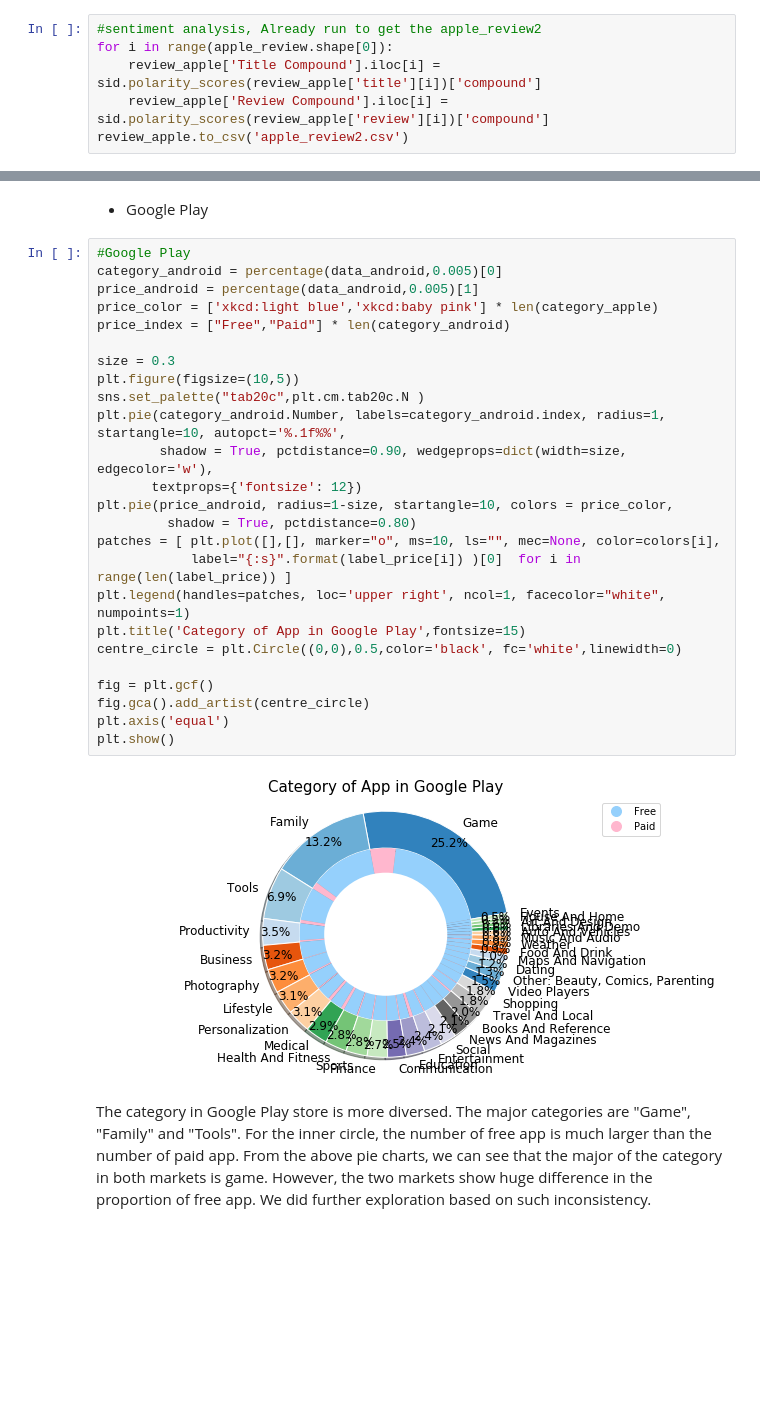
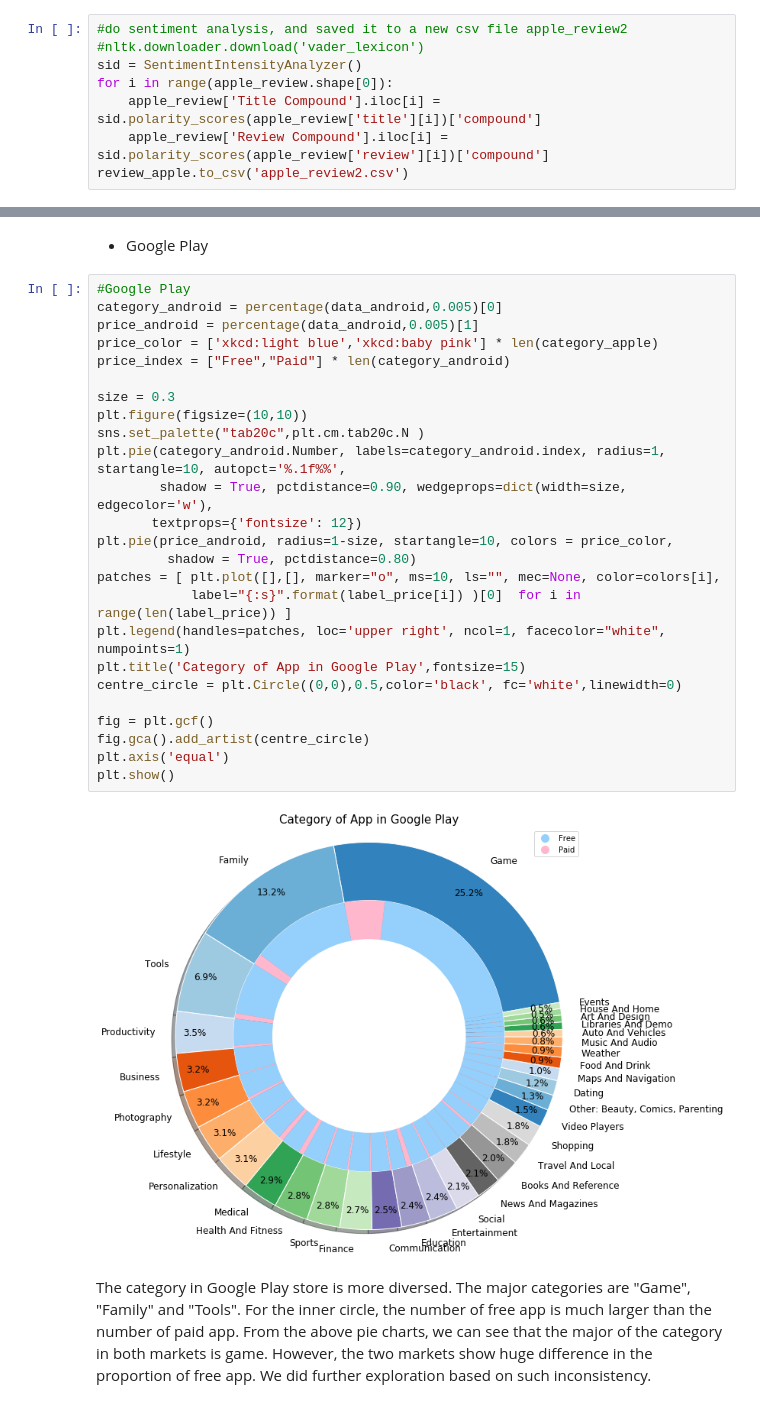
Before and after one commit to flomasterw/App-Market-Analysis, a Jupyter notebook: analysis.ipynb, the cells around one changed output, grey strips where cells are left out. Saved outputs shown, nothing was run; the diff lists cells and outputs as text; blank space fills up the shorter version.

```diff
--- a/analysis.ipynb
+++ b/analysis.ipynb
@@ -174,8 +183,10 @@ review_apple = review_apple.reset_index(drop = True)
 review_apple['Title Compound'] = 0
 review_apple['Review Compound'] = 0
 # %%
-#sentiment analysis, Already run to get the apple_review2
+#do sentiment analysis, and saved it to a new csv file apple_review2
+#nltk.downloader.download('vader_lexicon')
+sid = SentimentIntensityAnalyzer()
 for i in range(apple_review.shape[0]):
-    review_apple['Title Compound'].iloc[i] = sid.polarity_scores(review_apple['title'][i])['compound']
-    review_apple['Review Compound'].iloc[i] = sid.polarity_scores(review_apple['review'][i])['compound']
+    apple_review['Title Compound'].iloc[i] = sid.polarity_scores(apple_review['title'][i])['compound']
+    apple_review['Review Compound'].iloc[i] = sid.polarity_scores(apple_review['review'][i])['compound']
 review_apple.to_csv('apple_review2.csv')
@@ -560,30 +572,30 @@ As the pie chart shown, catrgory of Games are more than half of the dataset. Aft
 # %%
 #Google Play
 category_android = percentage(data_android,0.005)[0]
 price_android = percentage(data_android,0.005)[1]
 price_color = ['xkcd:light blue','xkcd:baby pink'] * len(category_apple)
 price_index = ["Free","Paid"] * len(category_android)
 
 size = 0.3
-plt.figure(figsize=(10,5))
+plt.figure(figsize=(10,10))
 sns.set_palette("tab20c",plt.cm.tab20c.N )
 plt.pie(category_android.Number, labels=category_android.index, radius=1, startangle=10, autopct='%.1f%%',
         shadow = True, pctdistance=0.90, wedgeprops=dict(width=size, edgecolor='w'),
        textprops={'fontsize': 12})
 plt.pie(price_android, radius=1-size, startangle=10, colors = price_color,
          shadow = True, pctdistance=0.80)
 patches = [ plt.plot([],[], marker="o", ms=10, ls="", mec=None, color=colors[i],
             label="{:s}".format(label_price[i]) )[0]  for i in range(len(label_price)) ]
 plt.legend(handles=patches, loc='upper right', ncol=1, facecolor="white", numpoints=1)
 plt.title('Category of App in Google Play',fontsize=15)
 centre_circle = plt.Circle((0,0),0.5,color='black', fc='white',linewidth=0)
 
 fig = plt.gcf()
 fig.gca().add_artist(centre_circle)
 plt.axis('equal')
 plt.show()
 # %% [output]
-[figure, old version]
+[figure, new version]
 # %% [markdown]
 The category in Google Play store is more diversed. The major categories are "Game", "Family" and "Tools". For the inner circle, the number of free app is much larger than the number of paid app. From the above pie charts, we can see that the major of the category in both markets is game. However, the two markets show huge difference in the proportion of free app. We did further exploration based on such inconsistency.
 # %% [markdown]
```
Also changed, not shown: parts of 24 cells of this notebook, 3 other files.
